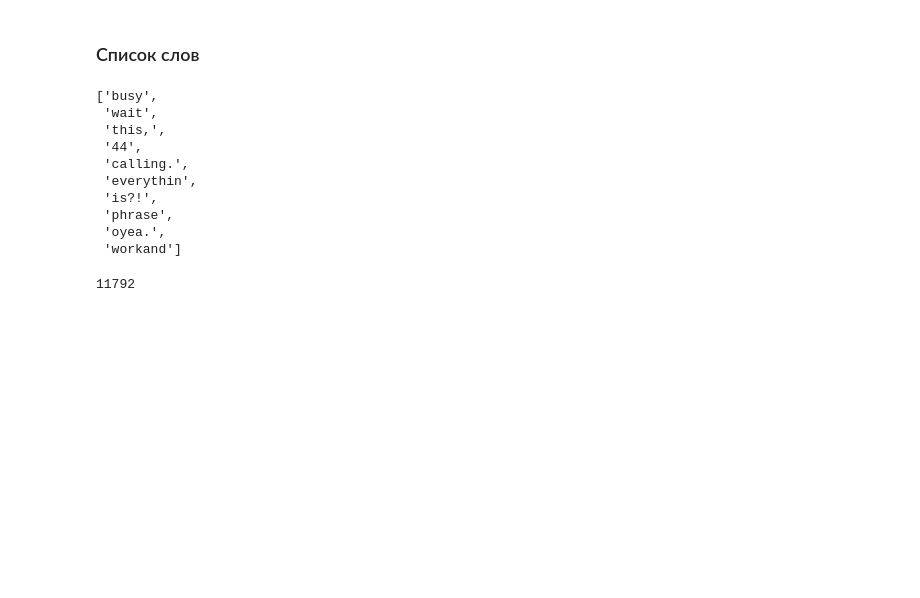
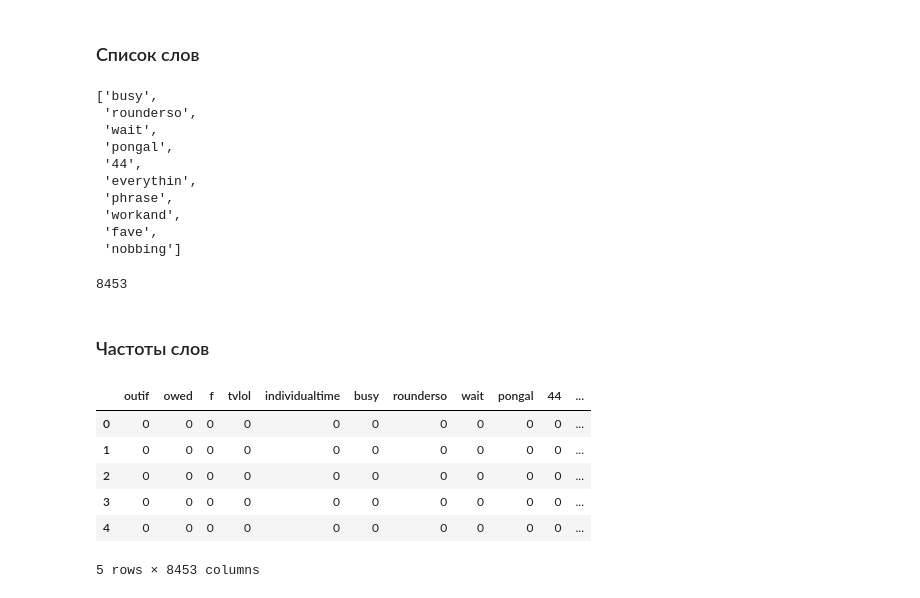
Before and after one commit to arkadijshmelev/spam_classification_naive_bayes, a Jupyter notebook: spam_classification_my.ipynb, the cells around one changed output. Drawn from its saved outputs; the diff is of its cells as text; code cells hidden in the pictures; blank space fills up the shorter version.

```diff
--- a/spam_classification_my.ipynb
+++ b/spam_classification_my.ipynb
@@ -57,9 +58,3 @@ Name: proportion, dtype: float64
 Данные очень сильно не сбалансированы.
 # %% [markdown]
 ## Предобработка данных
-# %%
-df['SMS'] = df['SMS'].str.replace('\W+', ' ').str.replace('\s+', ' ').str.strip()
-# %%
-df['SMS'] = df['SMS'].str.lower()
-df['SMS'] = df['SMS'].str.split()
-df['SMS'].head()
@@ -72,0 +61,13 @@ Name: SMS, dtype: object
+# %%
+def prepross_text(line):
+    '''Функция осуществляет препроцессинг текста.'''
+
+    # Почистим строку от пунктуации, переведем в нижний регистр и токенизируем.
+    exclude = set(string.punctuation)
+    spls = ''.join(i for i in line.strip() if i not in exclude).lower().split()
+
+    return spls
+# %%
+# Сделаем препроцессинг текста.
+df['SMS'] = df['SMS'].apply(lambda x: prepross_text(x))
+display(df.head())
@@ -94,16 +97,33 @@ vocabulary = list(set(train_data['SMS'].sum()))
 vocabulary[5:15]
 # %% [output]
 ['busy',
+ 'rounderso',
  'wait',
- 'this,',
+ 'pongal',
  '44',
- 'calling.',
  'everythin',
- 'is?!',
  'phrase',
- 'oyea.',
- 'workand']
+ 'workand',
+ 'fave',
+ 'nobbing']
 # %%
 len(vocabulary)
 # %% [output]
-11792
+8453
+# %% [markdown]
+### Частоты слов
+# %%
+# Для каждого SMS-сообщения посчитаем, сколько раз в нём встречается каждое слово.
+word_counts_per_sms = pd.DataFrame([
+    [row[1].count(word) for word in vocabulary]
+    for _, row in train_data.iterrows()], columns=vocabulary)
+
+word_counts_per_sms.head()
+# %% [output]
+|  | outif | owed | f | tvlol | individualtime | busy | rounderso | wait | pongal | 44 | ... |
+| 0 | 0 | 0 | 0 | 0 | 0 | 0 | 0 | 0 | 0 | 0 | ... |
+| 1 | 0 | 0 | 0 | 0 | 0 | 0 | 0 | 0 | 0 | 0 | ... |
+| 2 | 0 | 0 | 0 | 0 | 0 | 0 | 0 | 0 | 0 | 0 | ... |
+| 3 | 0 | 0 | 0 | 0 | 0 | 0 | 0 | 0 | 0 | 0 | ... |
+| 4 | 0 | 0 | 0 | 0 | 0 | 0 | 0 | 0 | 0 | 0 | ... |
+5 rows × 8453 columns
```
Also changed, not shown: parts of 18 cells of this notebook.
